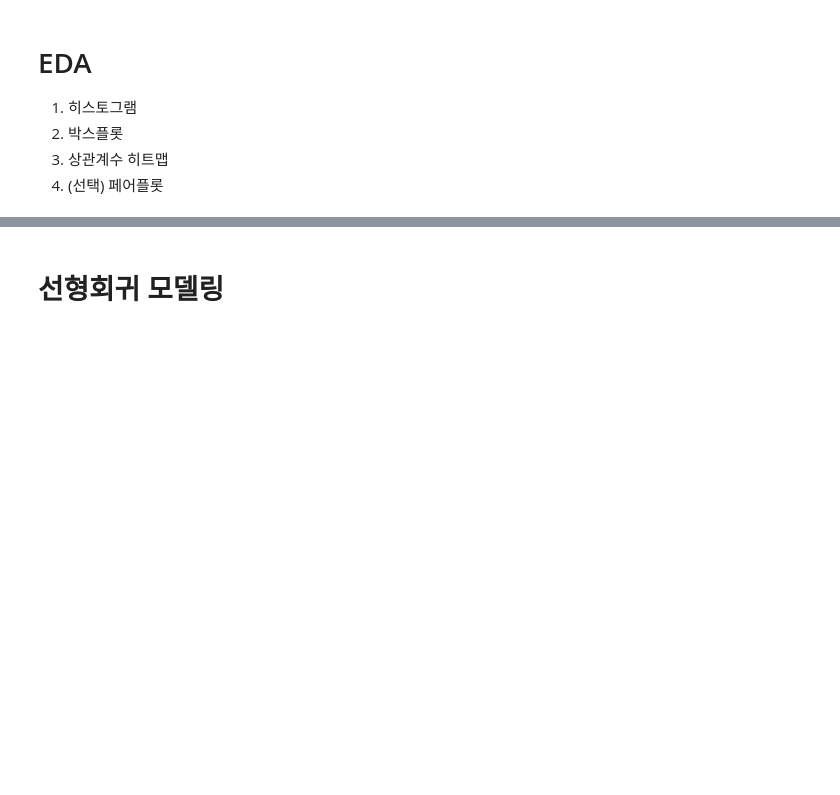
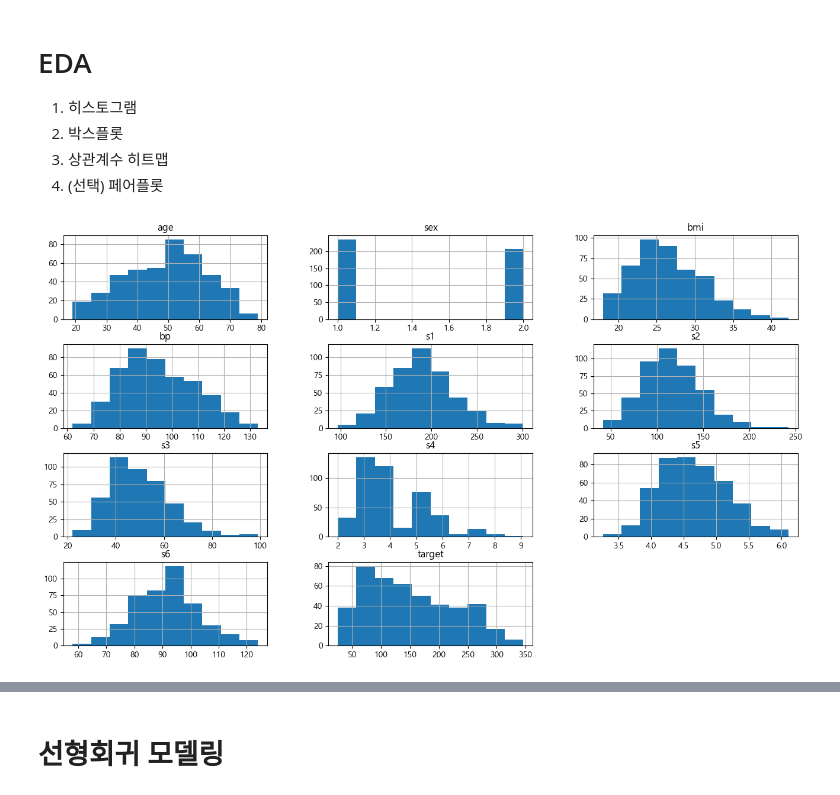
Before and after one commit to pookopook/AIchemist, a Jupyter notebook: ML_lecture/06_python_for_ML/day06_1선형회귀_수업용.ipynb, the cells around one changed output, grey strips where cells are left out. Saved outputs shown, nothing was run; the diff lists cells and outputs as text; code cells hidden in the pictures; blank space fills up the shorter version.

```diff
--- a/ML_lecture/06_python_for_ML/day06_1선형회귀_수업용.ipynb
+++ b/ML_lecture/06_python_for_ML/day06_1선형회귀_수업용.ipynb
@@ -46,3 +82,8 @@ X_train.shape, X_test.shape
 2. 박스플롯
 3. 상관계수 히트맵
 4. (선택) 페어플롯
+# %%
+df.hist(figsize=(16,9))
+plt.show()
+# %% [output]
+[figure, added]
```
Also changed, not shown: parts of 28 cells of this notebook, 4 other files.
